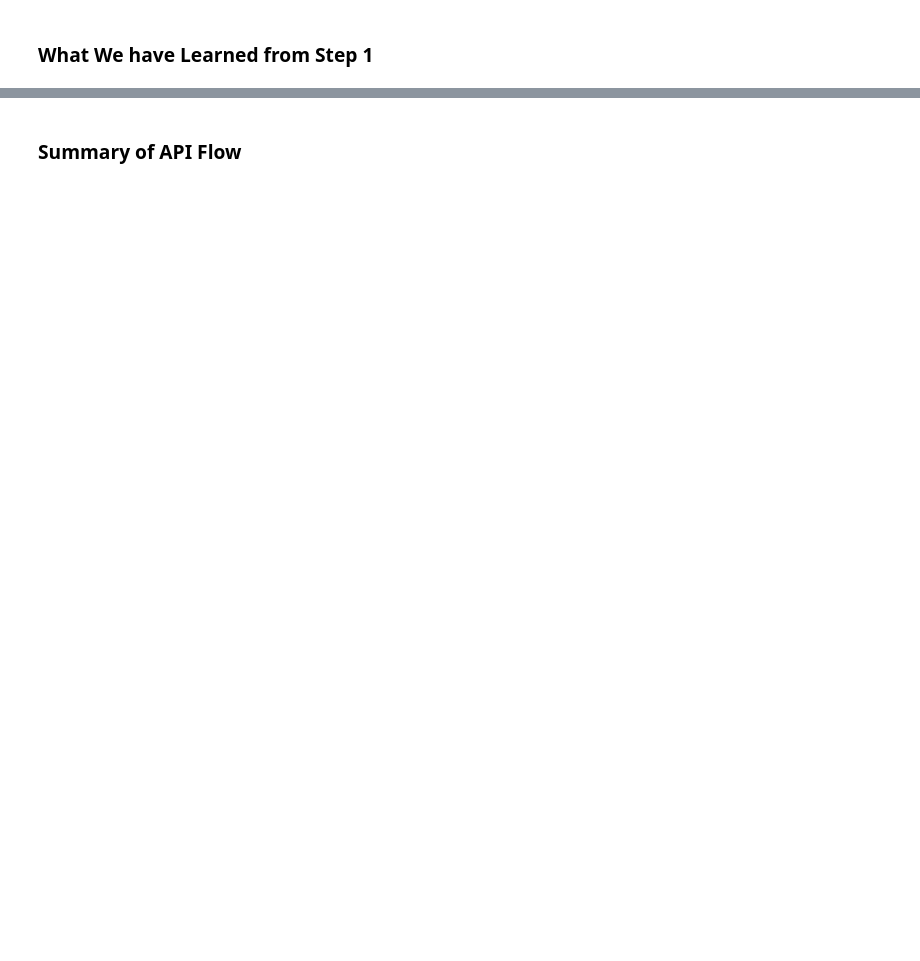
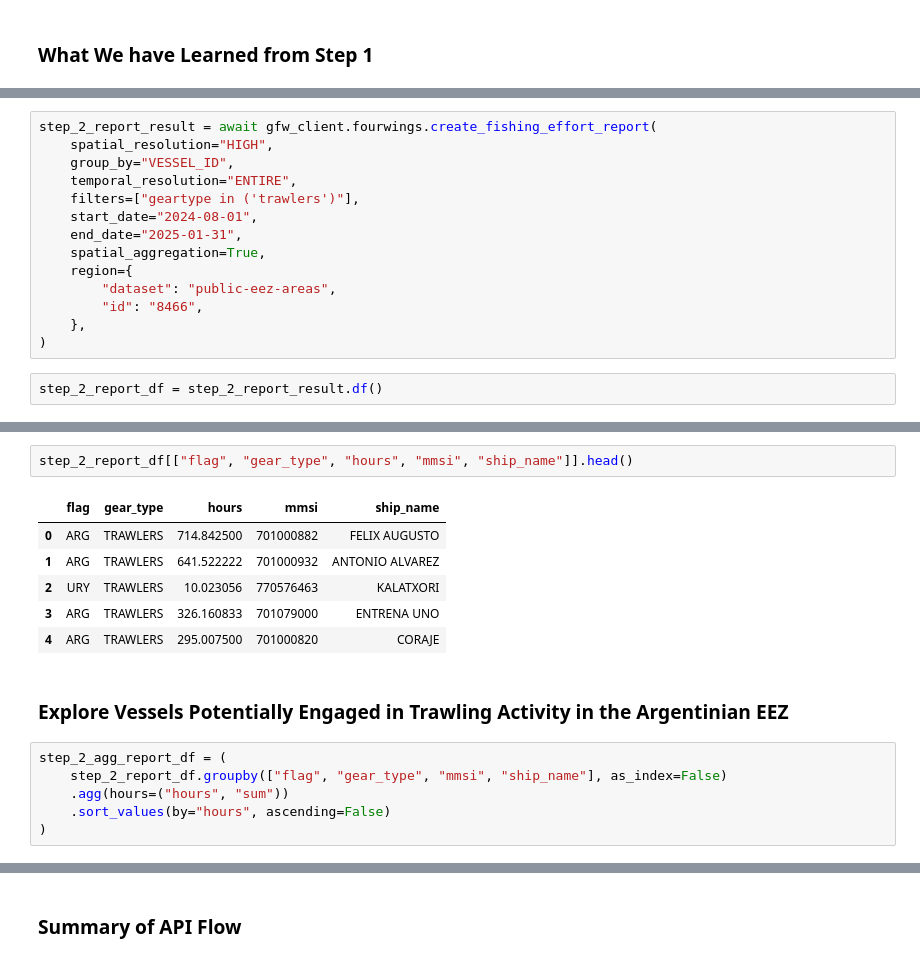
Before and after one commit to GlobalFishingWatch/gfw-api-python-client, a Jupyter notebook: docs/source/workflow-guides/workflow-02-analyze-apparent-fishing-effort-argentinian-eez.ipynb, the cells around one changed output, grey strips where cells are left out. Saved outputs shown, nothing was run; the diff lists cells and outputs as text; blank space fills up the shorter version.

```diff
--- a/docs/source/workflow-guides/workflow-02-analyze-apparent-fishing-effort-argentinian-eez.ipynb
+++ b/docs/source/workflow-guides/workflow-02-analyze-apparent-fishing-effort-argentinian-eez.ipynb
@@ -152,0 +179,16 @@ step_1_agg_report_df.head()
+# %%
+step_2_report_result = await gfw_client.fourwings.create_fishing_effort_report(
+    spatial_resolution="HIGH",
+    group_by="VESSEL_ID",
+    temporal_resolution="ENTIRE",
+    filters=["geartype in ('trawlers')"],
+    start_date="2024-08-01",
+    end_date="2025-01-31",
+    spatial_aggregation=True,
+    region={
+        "dataset": "public-eez-areas",
+        "id": "8466",
+    },
+)
+# %%
+step_2_report_df = step_2_report_result.df()
@@ -152,0 +215,17 @@ step_1_agg_report_df.head()
+# %%
+step_2_report_df[["flag", "gear_type", "hours", "mmsi", "ship_name"]].head()
+# %% [output]
+|  | flag | gear_type | hours | mmsi | ship_name |
+| 0 | ARG | TRAWLERS | 714.842500 | 701000882 | FELIX AUGUSTO |
+| 1 | ARG | TRAWLERS | 641.522222 | 701000932 | ANTONIO ALVAREZ |
+| 2 | URY | TRAWLERS | 10.023056 | 770576463 | KALATXORI |
+| 3 | ARG | TRAWLERS | 326.160833 | 701079000 | ENTRENA UNO |
+| 4 | ARG | TRAWLERS | 295.007500 | 701000820 | CORAJE |
+# %% [markdown]
+### Explore Vessels Potentially Engaged in Trawling Activity in the Argentinian EEZ
+# %%
+step_2_agg_report_df = (
+    step_2_report_df.groupby(["flag", "gear_type", "mmsi", "ship_name"], as_index=False)
+    .agg(hours=("hours", "sum"))
+    .sort_values(by="hours", ascending=False)
+)
```
Also changed, not shown: parts of 65 cells of this notebook, 2 other files.
